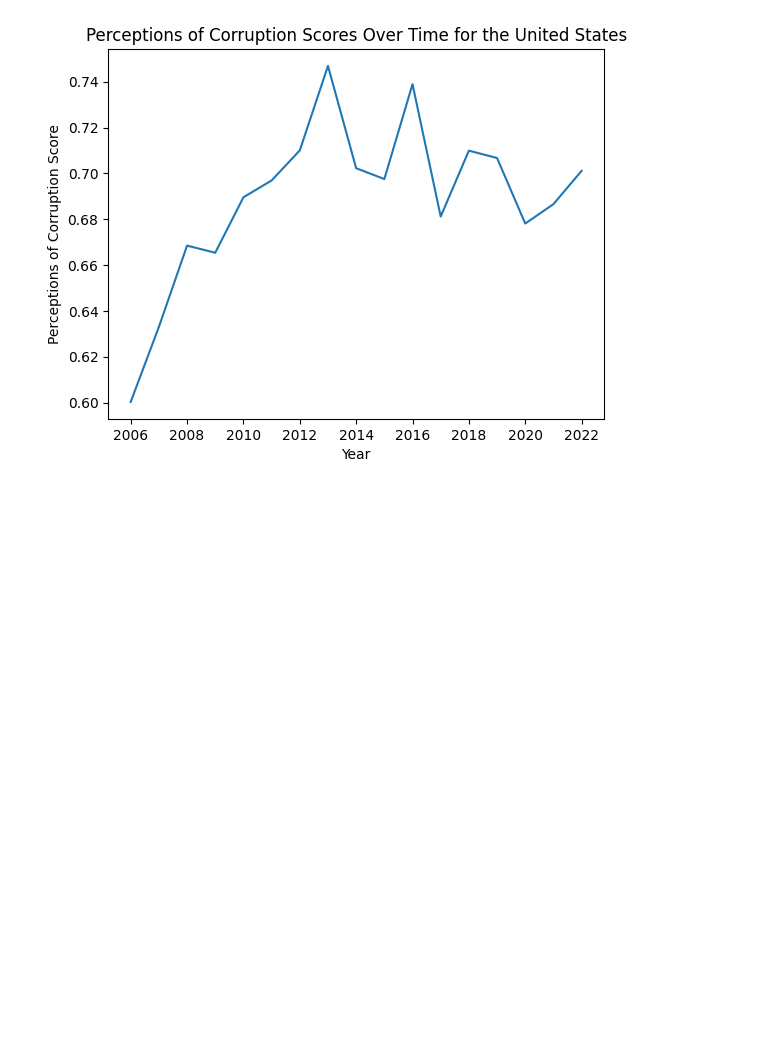
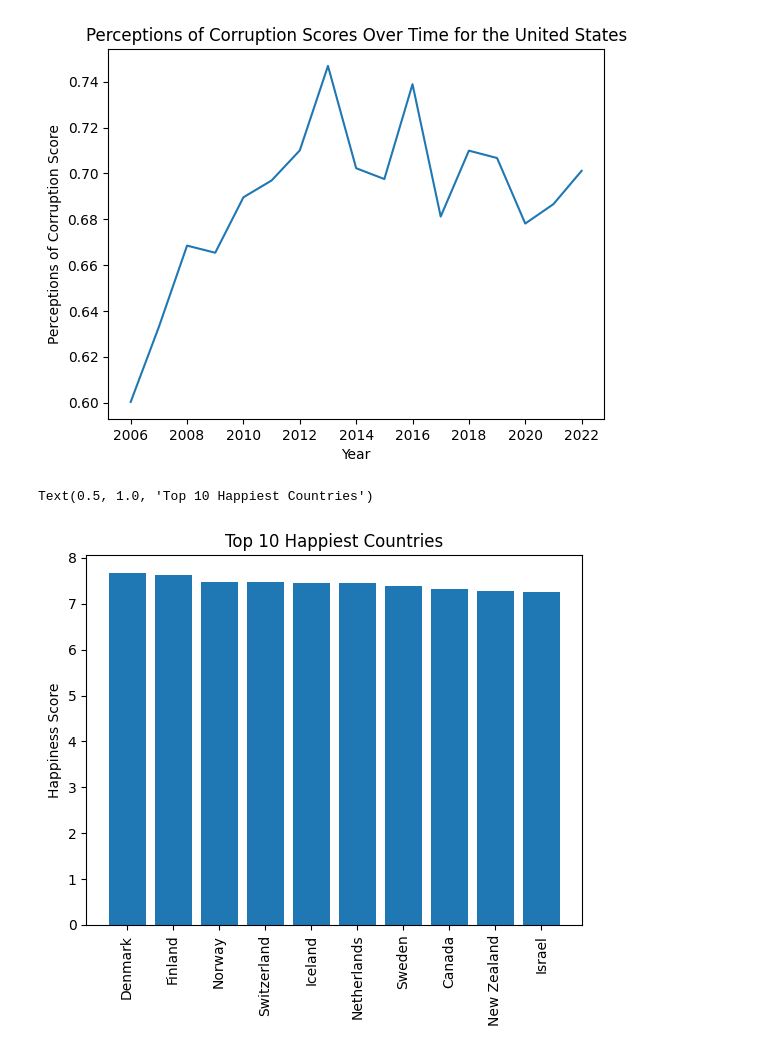
Before and after one commit to kalashnikovkid/Data-Analysis-Project-1, a Jupyter notebook: Analysis/main.ipynb, the cells around one changed output. Drawn from its saved outputs; the diff is of its cells as text; code cells hidden in the pictures; blank space fills up the shorter version.

```diff
--- a/Analysis/main.ipynb
+++ b/Analysis/main.ipynb
@@ -110,3 +110,16 @@ ax.set_title('Perceptions of Corruption Scores Over Time for the United States')
 plt.show()
 # %% [output]
 [figure]
+# %%
+happiness_grouped = happiness_data.groupby("Country_Name")["Life_Ladder"].mean().reset_index()
+# %%
+sorted_happiness_grouped = happiness_grouped.sort_values("Life_Ladder", ascending=False)
+# %%
+happiness_top_10 = sorted_happiness_grouped[:10]
+plt.bar(happiness_top_10["Country_Name"], happiness_top_10["Life_Ladder"])
+plt.xticks(rotation=90)
+plt.ylabel("Happiness Score")
+plt.title("Top 10 Happiest Countries")
+# %% [output]
+Text(0.5, 1.0, 'Top 10 Happiest Countries')
+[figure, added]
```
Also changed, not shown: parts of 3 cells of this notebook.
